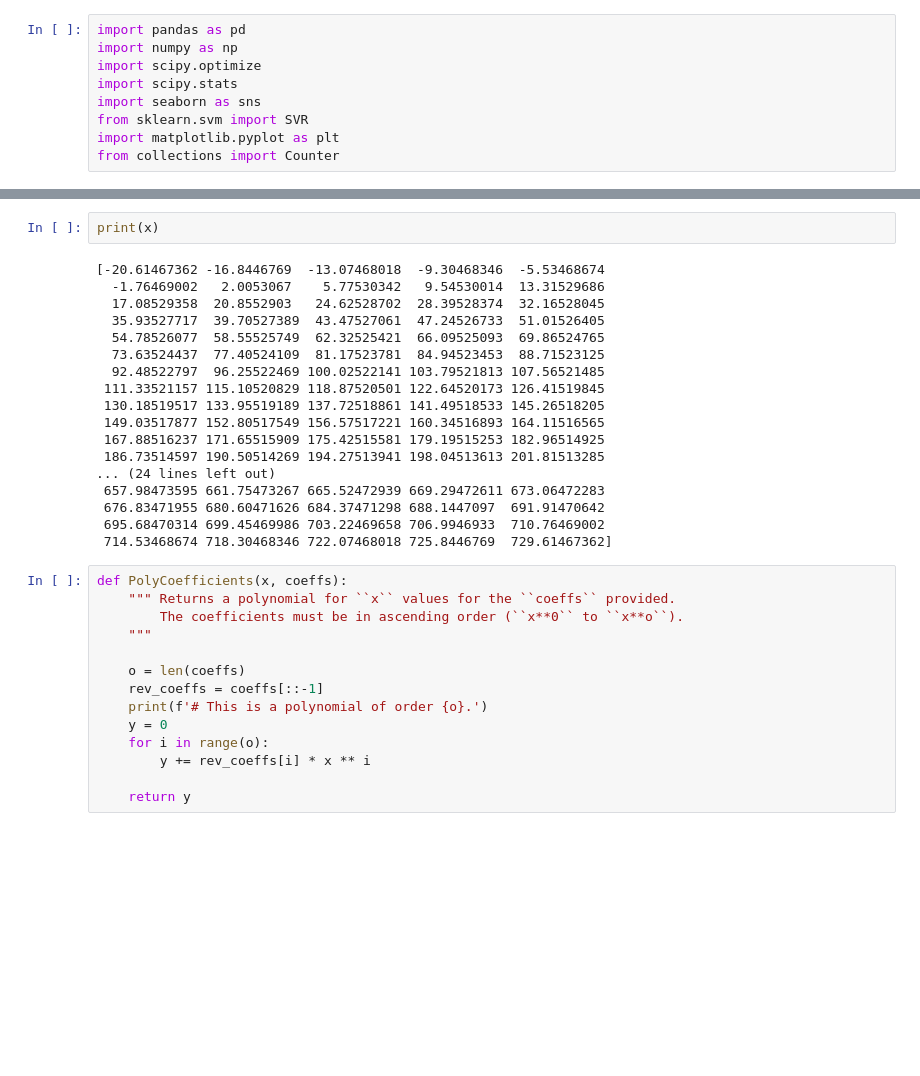
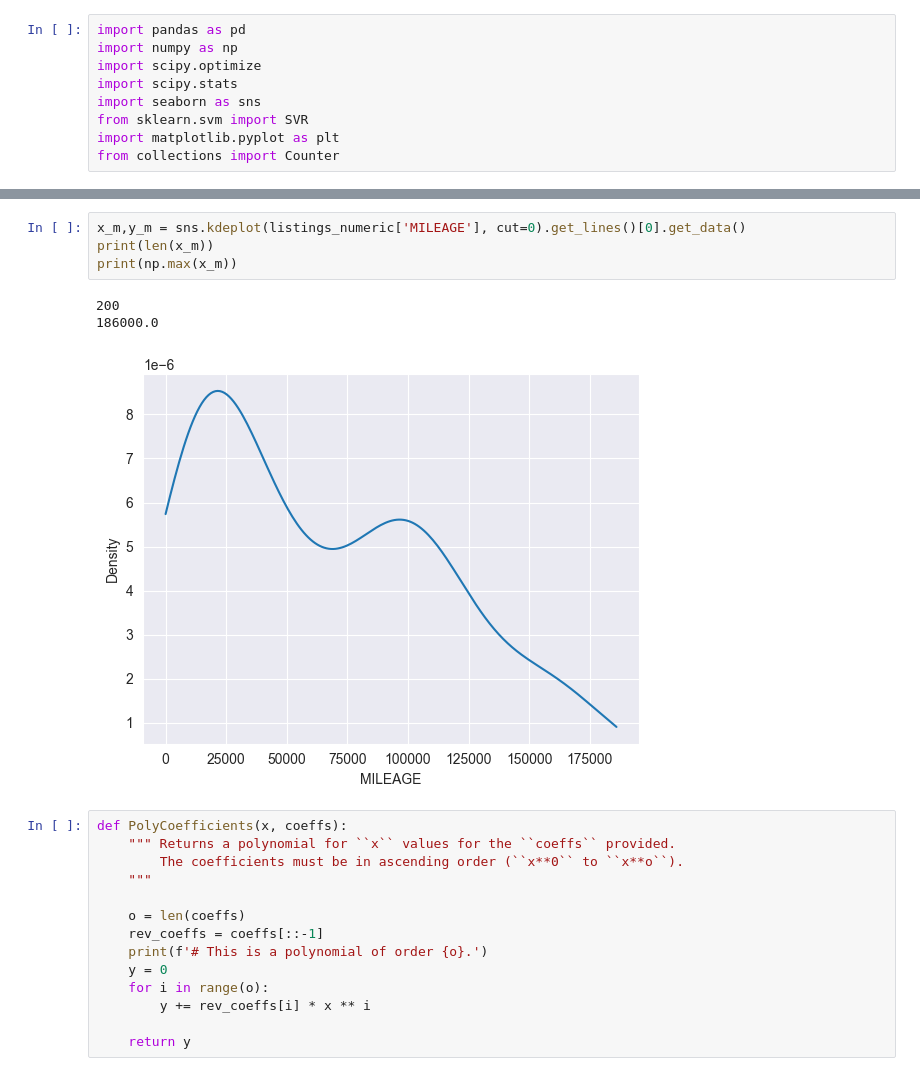
Before and after one commit to jc-cp/akina, a Jupyter notebook: Regression.ipynb, the cells around one changed output, grey strips where cells are left out. Saved outputs shown, nothing was run; the diff lists cells and outputs as text; blank space fills up the shorter version.

```diff
--- a/Regression.ipynb
+++ b/Regression.ipynb
@@ -54,23 +70,11 @@ x,y = sns.kdeplot(listings_numeric['HORSEPOWER']).get_lines()[0].get_data()
-# %%
-print(x)
-# %% [output]
-[-20.61467362 -16.8446769  -13.07468018  -9.30468346  -5.53468674
-  -1.76469002   2.0053067    5.77530342   9.54530014  13.31529686
-  17.08529358  20.8552903   24.62528702  28.39528374  32.16528045
-  35.93527717  39.70527389  43.47527061  47.24526733  51.01526405
-  54.78526077  58.55525749  62.32525421  66.09525093  69.86524765
-  73.63524437  77.40524109  81.17523781  84.94523453  88.71523125
-  92.48522797  96.25522469 100.02522141 103.79521813 107.56521485
- 111.33521157 115.10520829 118.87520501 122.64520173 126.41519845
- 130.18519517 133.95519189 137.72518861 141.49518533 145.26518205
- 149.03517877 152.80517549 156.57517221 160.34516893 164.11516565
- 167.88516237 171.65515909 175.42515581 179.19515253 182.96514925
- 186.73514597 190.50514269 194.27513941 198.04513613 201.81513285
-... (24 lines left out)
- 657.98473595 661.75473267 665.52472939 669.29472611 673.06472283
- 676.83471955 680.60471626 684.37471298 688.1447097  691.91470642
- 695.68470314 699.45469986 703.22469658 706.9946933  710.76469002
- 714.53468674 718.30468346 722.07468018 725.8446769  729.61467362]
+# %%
+x_m,y_m = sns.kdeplot(listings_numeric['MILEAGE'], cut=0).get_lines()[0].get_data()
+print(len(x_m))
+print(np.max(x_m))
+# %% [output]
+200
+186000.0
+[figure, added]
 # %%
 def PolyCoefficients(x, coeffs):
     """ Returns a polynomial for ``x`` values for the ``coeffs`` provided.
```
Also changed, not shown: parts of 15 cells of this notebook, 5 other files.
